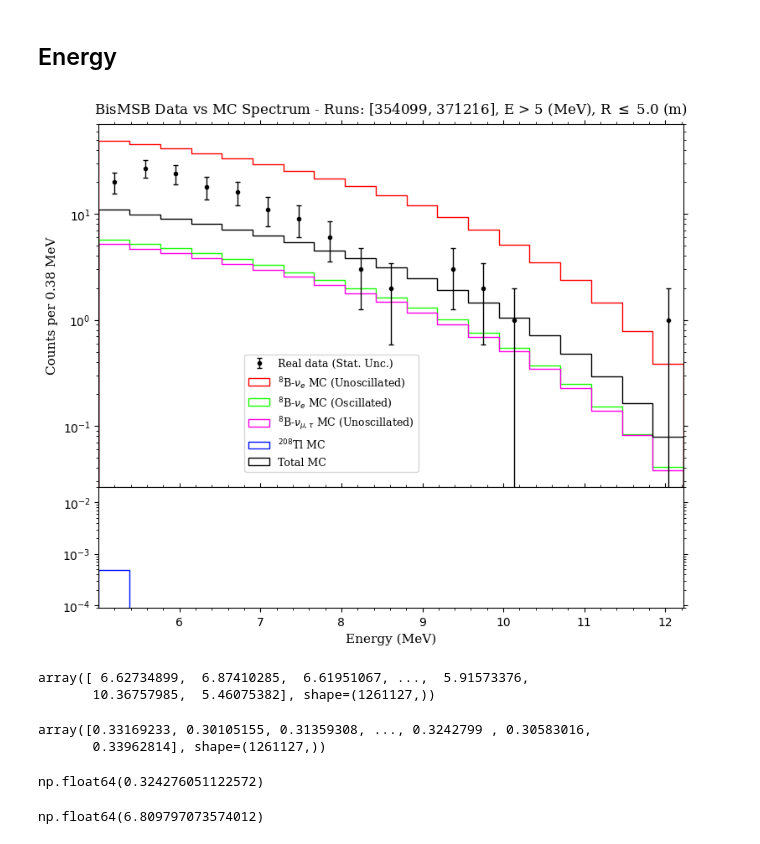
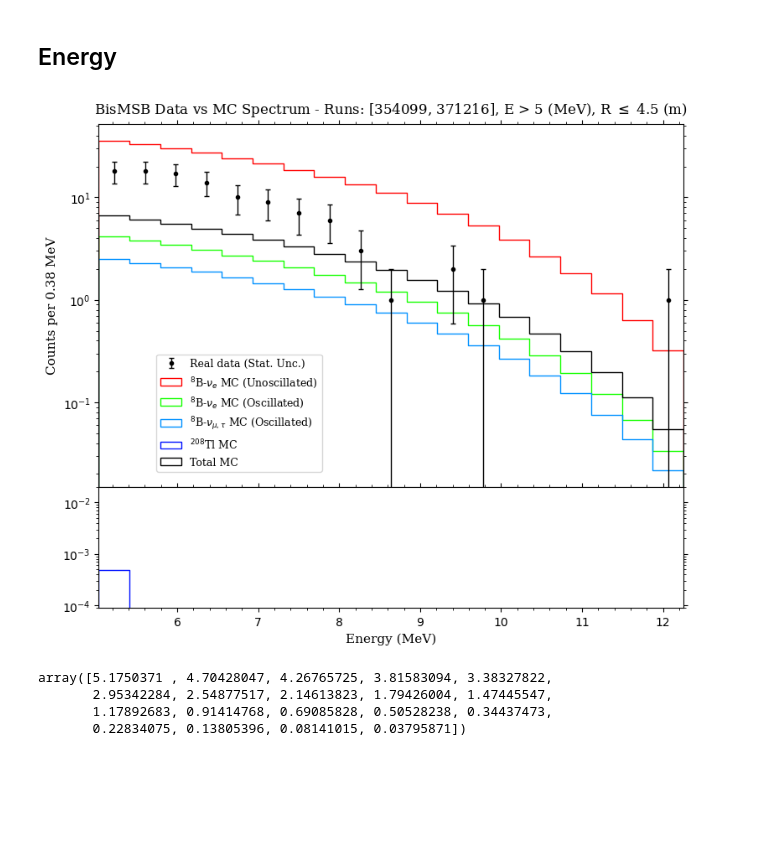
Before and after one commit to joankl/Solar-Neutrinos-Project, a Jupyter notebook: real data analysis/bisMSB/MC vs Data.ipynb, the cells around one changed output. Cells and saved outputs as stored; diff of their text form; code cells hidden in the pictures; blank space fills up the shorter version.

```diff
--- a/real data analysis/bisMSB/MC vs Data.ipynb
+++ b/real data analysis/bisMSB/MC vs Data.ipynb
@@ -26,7 +26,7 @@ obs_list_data = ['energy', 'posr_av', 'posx', 'posy', 'posz_av']
 # %% [markdown]
 ## General Cuts Definition
 # %%
-posr_cut = 5000
+posr_cut = 4500
 # %% [markdown]
 ## MC Data
 # %% [markdown]
@@ -39,7 +39,7 @@ main_dir = '/home/joankl/data/solars/mc/bisMSB/b8Nue/np_array_resume/'
 obs_dict_b8_Nue_mc = {obs: np.array([]) for obs in obs_list_solar_mc}
 
 # ------- Load and save observables in dictionary -------
-for obs in obs_list_mc:
+for obs in obs_list_solar_mc:
     obs_i = np.load(main_dir + obs + '.npy')
     obs_dict_b8_Nue_mc[obs] = np.append(obs_dict_b8_Nue_mc[obs], obs_i)
 
@@ -132,21 +74,3 @@ n_init_evs_b8_unosc_Numu_mc = obs_dict_b8_Numu_mc['n_init_evs']
-# %%
-#main_dir = 'E:/Data/solars/mc/bisMSB/b8Numu/np_array_resume/'
-main_dir = '/home/joankl/data/solars/mc/bisMSB/b8Numu/osc/np_array_resume/'
-
-# ------- Observable Dictionary -------
-obs_dict_b8_Numu_mc = {obs: np.array([]) for obs in obs_list_mc}
-
-# ------- Load and save observables in dictionary -------
-for obs in obs_list_mc:
-    obs_i = np.load(main_dir + obs + '.npy')
-    obs_dict_b8_Numu_mc[obs] = np.append(obs_dict_b8_Numu_mc[obs], obs_i)
-
-# ---- Cut Condition ----
-cut_condition = (obs_dict_b8_Numu_mc['posr_av'] <= posr_cut)
-
-# ---- Choose observables ----
-energy_b8_osc_Numu_mc = obs_dict_b8_Numu_mc['energy'][cut_condition]
-n_init_evs_b8_osc_Numu_mc = obs_dict_b8_Numu_mc['n_init_evs']
 # %% [markdown]
 ### Tl208
 # %%
@@ -383,8 +307,8 @@ counts_B8_osc_Numu_mc, _ = np.histogram(energy_b8_Numu_mc, bins = energy_bins, w
 counts_tl208_mc, _ = np.histogram(energy_tl208_mc, bins = energy_bins, weights = np.ones(len(energy_tl208_mc)) * scaling_mc_tl208)
 
 # ----------- Total MC -----------
-total_mc_counts = counts_B8_osc_Nue_mc + counts_B8_unosc_Numu_mc + counts_tl208_mc
-#total_mc_counts = counts_B8_osc_Nue_mc + counts_B8_osc_Numu_mc + counts_tl208_mc
+#total_mc_counts = counts_B8_osc_Nue_mc + counts_B8_unosc_Numu_mc + counts_tl208_mc
+total_mc_counts = counts_B8_osc_Nue_mc + counts_B8_osc_Numu_mc + counts_tl208_mc
 
 # =============== Real Data Distribution Points ===============
 
@@ -417,11 +341,11 @@ sn.histplot(x=energy_b8_Nue_mc, bins=energy_bins, weights=np.ones(len(energy_b8_
 sn.histplot(x=energy_b8_Nue_mc, bins=energy_bins, weights=Pee_b8_Nue_mc*scaling_mc_b8_osc_Nue,
             element='step', alpha=0, ax=ax_top, label=r'$^8$B-$\nu_e$ MC (Oscillated)', color = '#15ff00')
 
-sn.histplot(x=energy_b8_Numu_mc, bins=energy_bins, weights=np.ones(len(energy_b8_Numu_mc))*scaling_mc_b8_osc_Numu,
-            element='step', alpha=0, ax=ax_top, label=r'$^8$B-$\nu_{\mu,\tau}$ MC (Unoscillated)', color = '#ff00e6')
+#sn.histplot(x=energy_b8_Numu_mc, bins=energy_bins, weights=np.ones(len(energy_b8_Numu_mc))*scaling_mc_b8_osc_Numu,
+#            element='step', alpha=0, ax=ax_top, label=r'$^8$B-$\nu_{\mu,\tau}$ MC (Unoscillated)', color = '#ff00e6')
 
-#sn.histplot(x=energy_b8_Numu_mc, bins=energy_bins, weights=(1 - Pee_b8_Numu_mc)*scaling_mc_b8_osc_Numu,
-#            element='step', alpha=0, ax=ax_top, label=r'$^8$B-$\nu_{\mu,\tau}$ MC (Oscillated)', color = '##0091ff')
+sn.histplot(x=energy_b8_Numu_mc, bins=energy_bins, weights=(1 - Pee_b8_Numu_mc)*scaling_mc_b8_osc_Numu,
+            element='step', alpha=0, ax=ax_top, label=r'$^8$B-$\nu_{\mu,\tau}$ MC (Oscillated)', color = '#0091ff')
 
 sn.histplot(x=energy_tl208_mc, bins=energy_bins, weights=np.ones(len(energy_tl208_mc))*scaling_mc_tl208,
             element='step', alpha=0, ax=ax_bot, label=r'$^{208}$Tl MC', color = '#0011ff')
@@ -450,51 +374,40 @@ ax_bot.set_ylim(0, 2e-2)
 
 ax_bot.set_xlabel('Energy (MeV)', fontdict = font_style_axis)
 ax_top.set_ylabel(f'Counts per {binwidth} MeV', fontdict = font_style_axis)
 ax_bot.set_ylabel('')
 
 # ---- Build a single legend combining both axes ----
 #Order to appear the Legends
 order = ['Real data (Stat. Unc.)',
          r'$^8$B-$\nu_e$ MC (Unoscillated)',
          r'$^8$B-$\nu_e$ MC (Oscillated)',
-         r'$^8$B-$\nu_{\mu,\tau}$ MC (Unoscillated)',
-         #r'$^8$B-$\nu_{\mu,\tau}$ MC (Oscillated)',
+         #r'$^8$B-$\nu_{\mu,\tau}$ MC (Unoscillated)',
+         r'$^8$B-$\nu_{\mu,\tau}$ MC (Oscillated)',
          r'$^{208}$Tl MC',
          'Total MC'
          ]
 
 handles_top, labels_top = ax_top.get_legend_handles_labels()
 handles_bot, labels_bot = ax_bot.get_legend_handles_labels()
 
 handles = handles_top + handles_bot
 labels  = labels_top  + labels_bot
 
 label_to_handle = dict(zip(labels, handles))
 ordered_handles = [label_to_handle[l] for l in order]
 
 ax_top.legend(ordered_handles, order, bbox_to_anchor=(0.24, 0.38), prop = font_prop)
 # ------------------ end of common legends-------------------
 
 ax_top.set_title(fr'BisMSB Data vs MC Spectrum - Runs: [354099, 371216], E > 5 (MeV), R $\leq$ {posr_cut*10**(-3)} (m)', fontdict = font_style_title, y = 1.01)
 
 plt.show()
 # %% [output]
-[figure, old version]
+[figure, new version]
-# %%
-energy_b8_Nue_mc
-# %% [output]
-array([ 6.62734899,  6.87410285,  6.61951067, ...,  5.91573376,
-       10.36757985,  5.46075382], shape=(1261127,))
-# %%
-Pee_b8_Nue_mc
-# %% [output]
-array([0.33169233, 0.30105155, 0.31359308, ..., 0.3242799 , 0.30583016,
-       0.33962814], shape=(1261127,))
-# %%
-np.mean(Pee_b8_Nue_mc)
-# %% [output]
-np.float64(0.324276051122572)
-# %%
-21*np.mean(Pee_b8_Nue_mc)
-# %% [output]
-np.float64(6.809797073574012)
+# %%
+counts_B8_unosc_Numu_mc
+# %% [output]
+array([5.1750371 , 4.70428047, 4.26765725, 3.81583094, 3.38327822,
+       2.95342284, 2.54877517, 2.14613823, 1.79426004, 1.47445547,
+       1.17892683, 0.91414768, 0.69085828, 0.50528238, 0.34437473,
+       0.22834075, 0.13805396, 0.08141015, 0.03795871])
```
Also changed, not shown: parts of 5 cells of this notebook.
